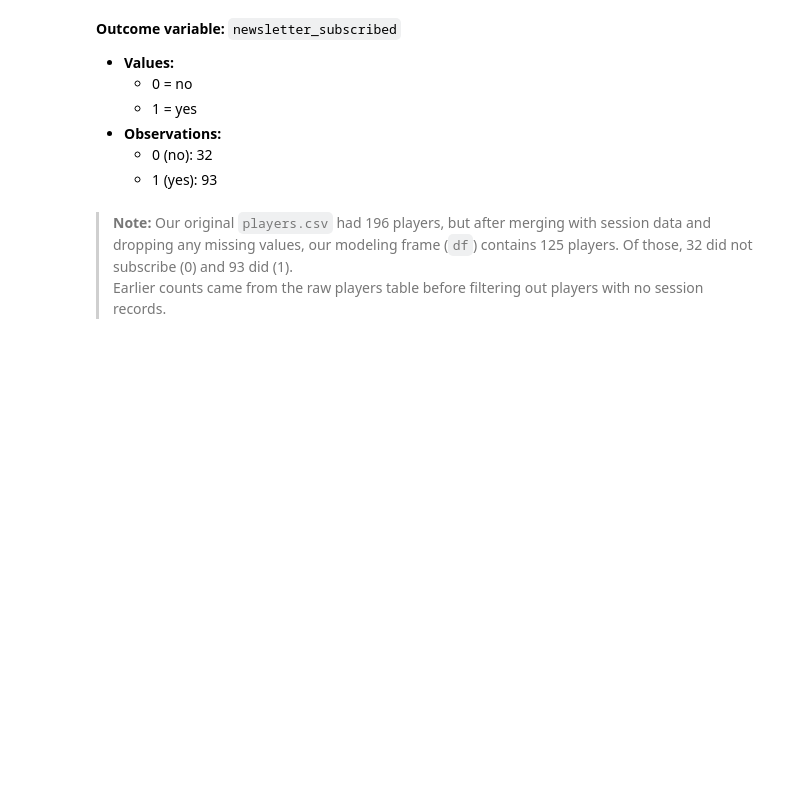
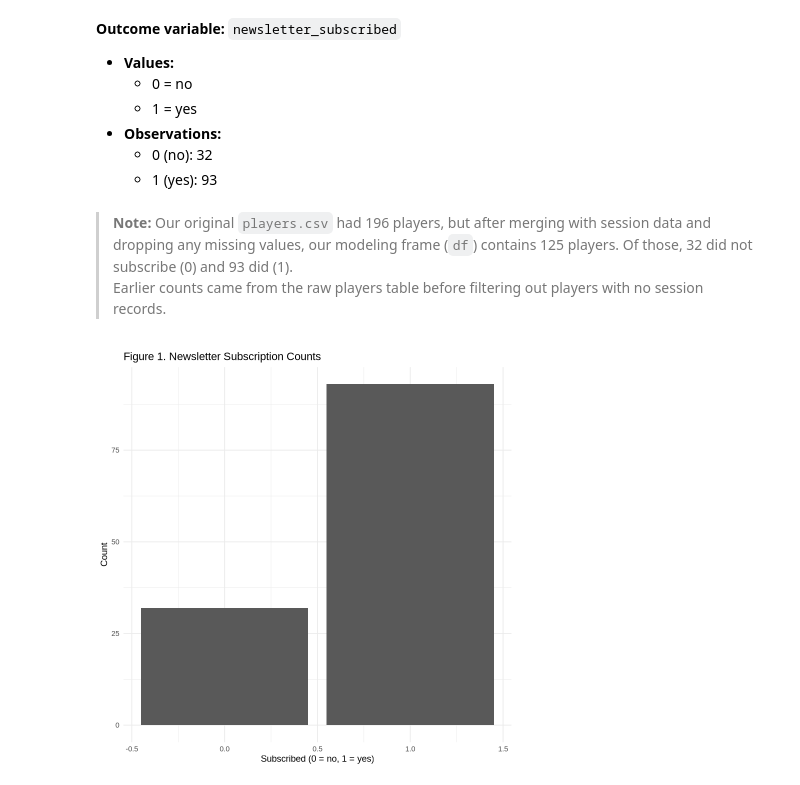
Before and after one commit to smirsham/DSCI-100-Project, a Jupyter notebook: Project_Code.ipynb, the cells around one changed output. Saved outputs shown, nothing was run; the diff lists cells and outputs as text; code cells hidden in the pictures; blank space fills up the shorter version.

Commit message:
Activity 3
Created plots for Play Time based on subscription status and created a bar graph to show number of newsletter subscription

```diff
--- a/Project_Code.ipynb
+++ b/Project_Code.ipynb
@@ -227,3 +227,17 @@ A data.frame: 2 × 2
 > Of those, 32 did not subscribe (0) and 93 did (1).
 > Earlier counts came from the raw players table before filtering out players
 > with no session records.
+# %%
+subscription_visual <- df |>
+ggplot(aes(x = newsletter_subscribed)) +
+  geom_bar() +
+  labs(
+    title = "Figure 1. Newsletter Subscription Counts",
+    x     = "Subscribed (0 = no, 1 = yes)",
+    y     = "Count"
+  ) +
+  theme_minimal()
+
+subscription_visual
+# %% [output]
+[figure, added]
```
Also changed, not shown: parts of 2 cells of this notebook.
